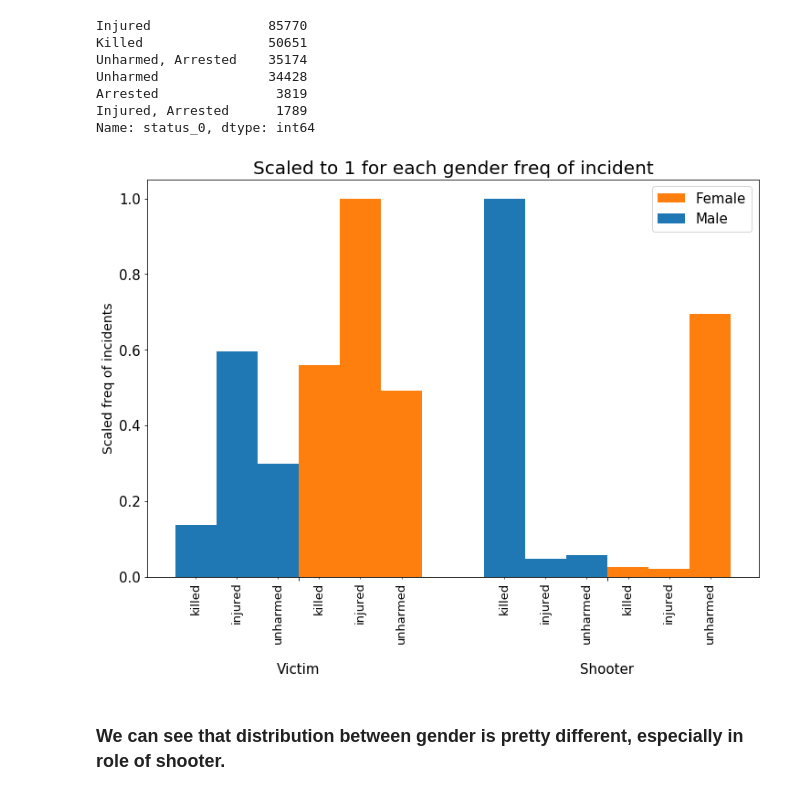
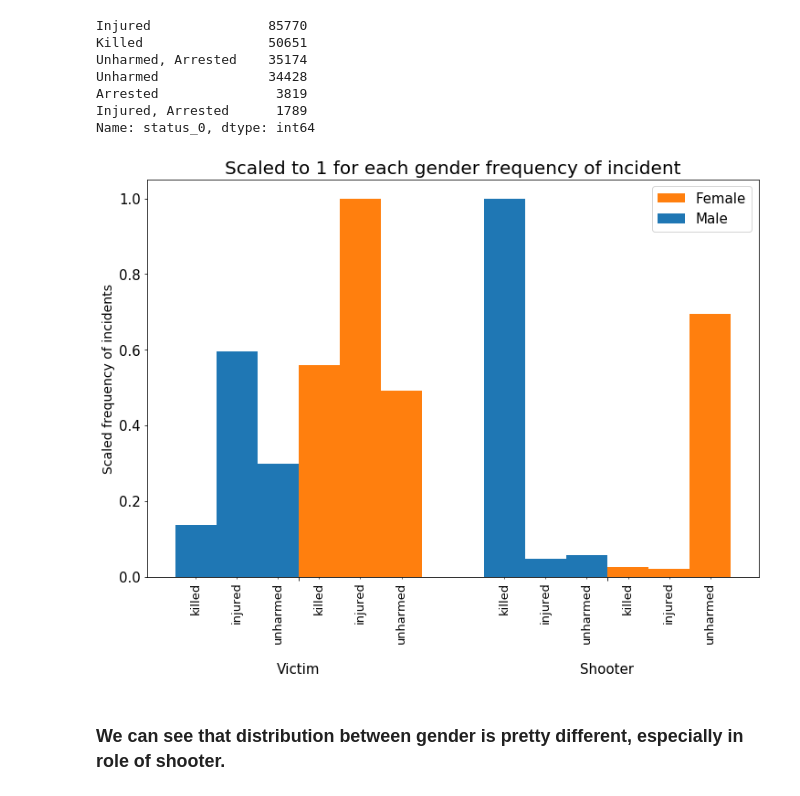
Before and after one commit to belkasanek/eda-gun-violence, a Jupyter notebook: gun_violence_eda.ipynb, the cells around one changed output. Drawn from its saved outputs; the diff is of its cells as text; code cells hidden in the pictures.

```diff
--- a/gun_violence_eda.ipynb
+++ b/gun_violence_eda.ipynb
@@ -647,32 +610,57 @@ m_max = max(l_m)
+# %%
+def frequency_incidents(df, gender, rolle, status_group, n_people=n_people):
+    return sum([df.loc[(df['gender_%s' % i] == gender) & (df['type_%s' % i] == rolle) & \
+                         (df['status_%s' % i].isin(status_group)), 'n_killed_injured'].shape[0] \
+                for i in range(n_people)])
+# %%
+temp_f_k_v = frequency_incidents(df, 'Female', 'Victim', status_k)
+temp_m_k_v = frequency_incidents(df, 'Male', 'Victim', status_k)
+temp_f_i_v = frequency_incidents(df, 'Female', 'Victim', status_i)
+temp_m_i_v = frequency_incidents(df, 'Male', 'Victim', status_i)
+temp_f_u_v = frequency_incidents(df, 'Female', 'Victim', status_u)
+temp_m_u_v = frequency_incidents(df, 'Male', 'Victim', status_u)
+
+temp_f_k_s = frequency_incidents(df, 'Female', 'Subject-Suspect', status_k)
+temp_m_k_s = frequency_incidents(df, 'Male', 'Subject-Suspect', status_k)
+temp_f_i_s = frequency_incidents(df, 'Female', 'Subject-Suspect', status_i)
+temp_m_i_s = frequency_incidents(df, 'Male', 'Subject-Suspect', status_i)
+temp_f_u_s = frequency_incidents(df, 'Female', 'Subject-Suspect', status_u)
+temp_m_u_s = frequency_incidents(df, 'Male', 'Subject-Suspect', status_u)
+
+l_f = [temp_f_k_v, temp_f_k_s, temp_f_i_v, temp_f_i_s, temp_f_u_v, temp_f_u_s]
+f_max = max(l_f)
+
+l_m = [temp_m_k_v, temp_m_k_s, temp_m_i_v, temp_m_i_s, temp_m_u_v, temp_m_u_s]
+m_max = max(l_m)
 # %%
 blue = (0.12156862745098039, 0.4666666666666667, 0.7058823529411765, 1.0)
 orange = (1.0, 0.4980392156862745, 0.054901960784313725, 1.0)
 
 fig = plt.figure(figsize=(12, 8))
 plt.bar(np.arange(0, 6, 3) + 0.2, [temp_f_k_v / f_max, temp_f_k_s / f_max], width=0.4, label='Female', color=orange)
 plt.bar(np.arange(0, 6, 3) + 0.6, [temp_f_i_v / f_max, temp_f_i_s / f_max], width=0.4, color=orange)
 plt.bar(np.arange(0, 6, 3) + 1, [temp_f_u_v / f_max, temp_f_u_s / f_max], width=0.4, color=orange)
 
 plt.bar(np.arange(0, 6, 3) - 0.2, [temp_m_k_v / m_max, temp_m_k_s / m_max], width=0.4, label='Male', color=blue)
 plt.bar(np.arange(0, 6, 3) - 0.6, [temp_m_i_v / m_max, temp_m_i_s / m_max], width=0.4, color=blue)
 plt.bar(np.arange(0, 6, 3) - 1, [temp_m_u_v / m_max, temp_m_u_s / m_max], width=0.4, color=blue)
 
 plt.legend(fontsize=15)
-plt.title('Scaled to 1 for each gender freq of incident', fontdict={'fontsize' : 20})
+plt.title('Scaled to 1 for each gender frequency of incident', fontdict={'fontsize' : 20})
 ax = fig.get_axes()[0]
 ax.xaxis.set_minor_locator(ticker.FixedLocator(([-1, -0.6, -0.2, 0.2, 0.6, 1, 2, 2.4, 2.8, 3.2, 3.6, 4])))
 ax.xaxis.set_minor_formatter(ticker.FixedFormatter((['killed', 'injured', 'unharmed'] * 4)))
 plt.setp(ax.xaxis.get_minorticklabels(), rotation=90, fontsize=13)
 
 ax.xaxis.set_major_locator(ticker.FixedLocator(([0, 3])))
 ax.xaxis.set_major_formatter(ticker.FixedFormatter((['Victim', 'Shooter'])))
 ax.xaxis.get_majorticklabels()[0].set_position((0, -0.2))
 ax.xaxis.get_majorticklabels()[1].set_position((3, -0.2))
 plt.setp(ax.xaxis.get_majorticklabels(), fontsize=15)
 plt.setp(ax.yaxis.get_majorticklabels(), fontsize=15)
-ax.set_ylabel('Scaled freq of incidents', fontsize=14);
+ax.set_ylabel('Scaled frequency of incidents', fontsize=14);
 # %% [output]
-[figure, old version]
+[figure, new version]
 # %% [markdown]
 ### We can see that distribution between gender is pretty different, especially in role of shooter.
 # %%
```
Also changed, not shown: parts of 15 cells of this notebook.
